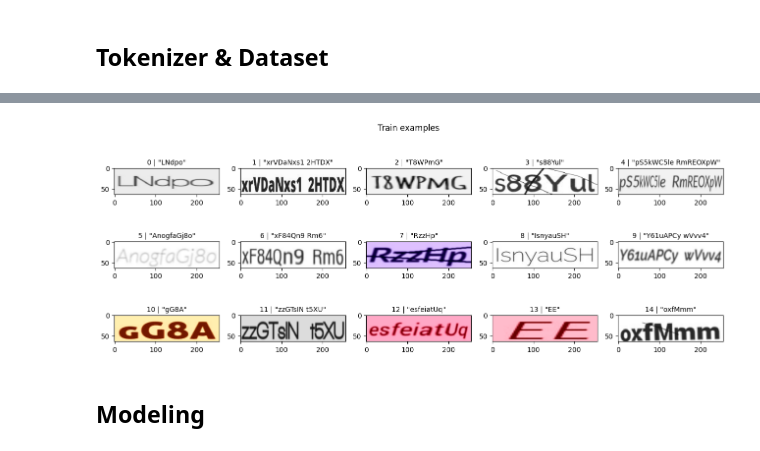
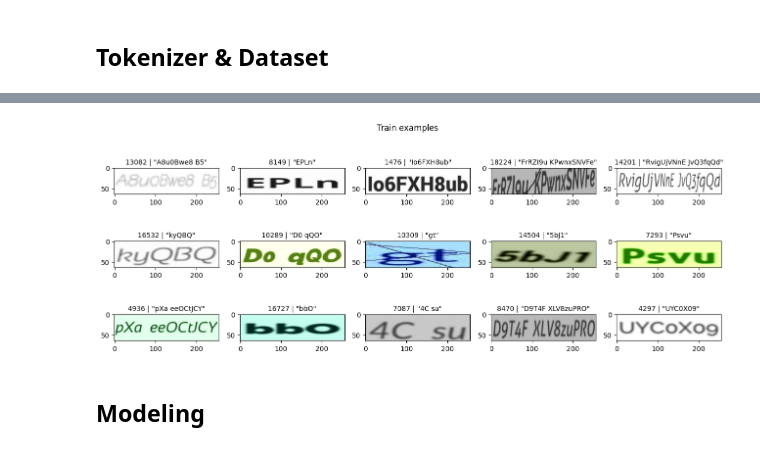
Before and after one commit to hivaze/Captcha-OCR-Models, a Jupyter notebook: training.ipynb, the cells around one changed output, grey strips where cells are left out. Saved outputs shown, nothing was run; the diff lists cells and outputs as text; code cells hidden in the pictures.

Commit message:
Dataset updates

```diff
--- a/training.ipynb
+++ b/training.ipynb
@@ -45,15 +41,16 @@ plt.show()
 # %%
 fig, axs = plt.subplots(3, 5, figsize=(16, 5.5))
 for i in range(15):
     ax = axs[i // 5][i % 5]
-    ax.imshow(train_dataset.__getitem__(i)['image'].permute(1, 2, 0))
+    random_index = np.random.randint(0, len(train_dataset))
+    ax.imshow(train_dataset.__getitem__(random_index)['image'].permute(1, 2, 0))
     ax.grid(False)
-    text = "".join(tokenizer.decode(train_dataset[i]["labels"]))
-    ax.set_title(f'{i} | "{text}"', fontsize=10)
+    text = "".join(tokenizer.decode(train_dataset[random_index]["labels"]))
+    ax.set_title(f'{random_index} | "{text}"', fontsize=10)
 fig.suptitle('Train examples')
 plt.show()
 # %% [output]
-[figure, old version]
+[figure, new version]
 # %% [markdown]
 ## Modeling
 # %%
```
Also changed, not shown: parts of 4 cells of this notebook, 7 other files.
